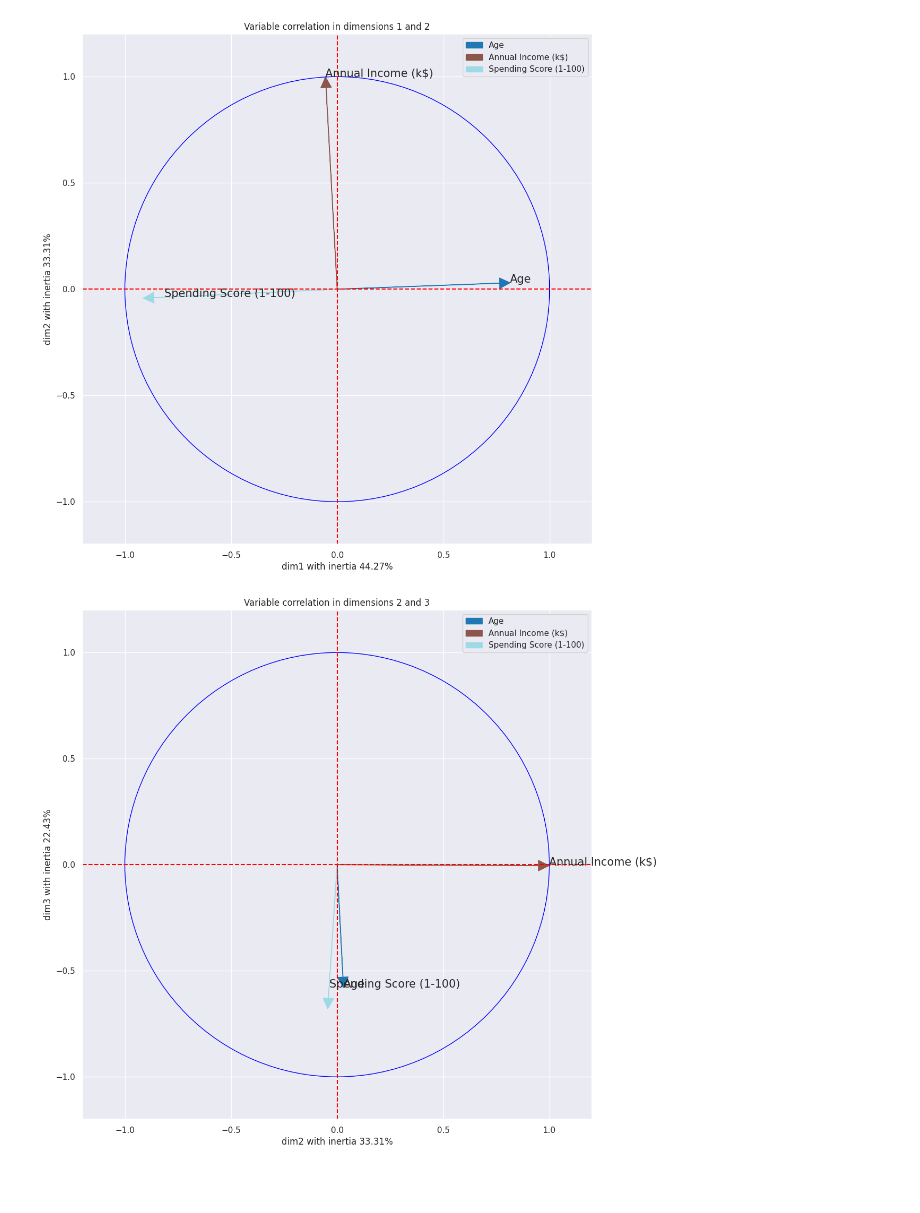
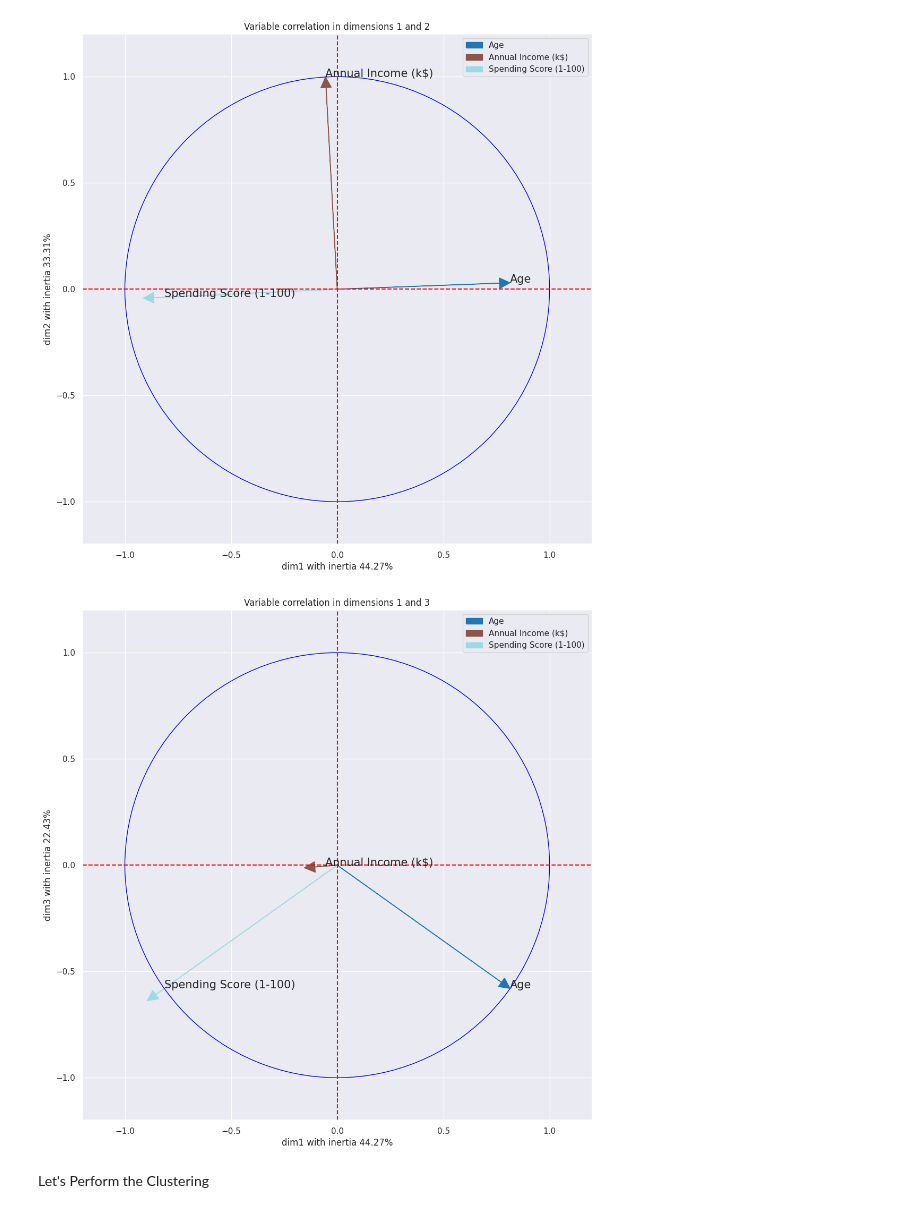
Before and after one commit to Ayoub-Choukri/Projects, a Jupyter notebook: Projects/Project 6 ; Mall Customer Segmentation/Mall_Customer_Segmentation_Clustering.ipynb, the cells around one changed output. Saved outputs shown, nothing was run; the diff lists cells and outputs as text; code cells hidden in the pictures; blank space fills up the shorter version.

```diff
--- a/Projects/Project 6 ; Mall Customer Segmentation/Mall_Customer_Segmentation_Clustering.ipynb
+++ b/Projects/Project 6 ; Mall Customer Segmentation/Mall_Customer_Segmentation_Clustering.ipynb
@@ -307,8 +316,10 @@ def plot_pca_varcor(pca,inverse=False,data=df[numerical_columns],Legend=True,mar
             angle =  np.arctan(j/i)
         elif i<0 and j <0 :
             angle = np.arctan(j/i)
-        else:
+        elif j == 0:
             angle = 0
+        elif i == 0:
+            angle = np.pi/2
         if markers:
             plt.text(i,j,nom,fontsize=15)
 
@@ -333,6 +344,8 @@ plot_pca_varcor(pca,markers=True,size=(12,12))
 # %% [output]
 [figure]
 # %%
-plot_pca_varcor(pca,markers=True,size=(12,12),dim1=2,dim2=3)
+plot_pca_varcor(pca,markers=True,size=(12,12),dim1=1,dim2=3)
 # %% [output]
-[figure, old version]
+[figure, new version]
+# %% [markdown]
+Let's Perform the Clustering
```
Also changed, not shown: parts of 37 cells of this notebook.
